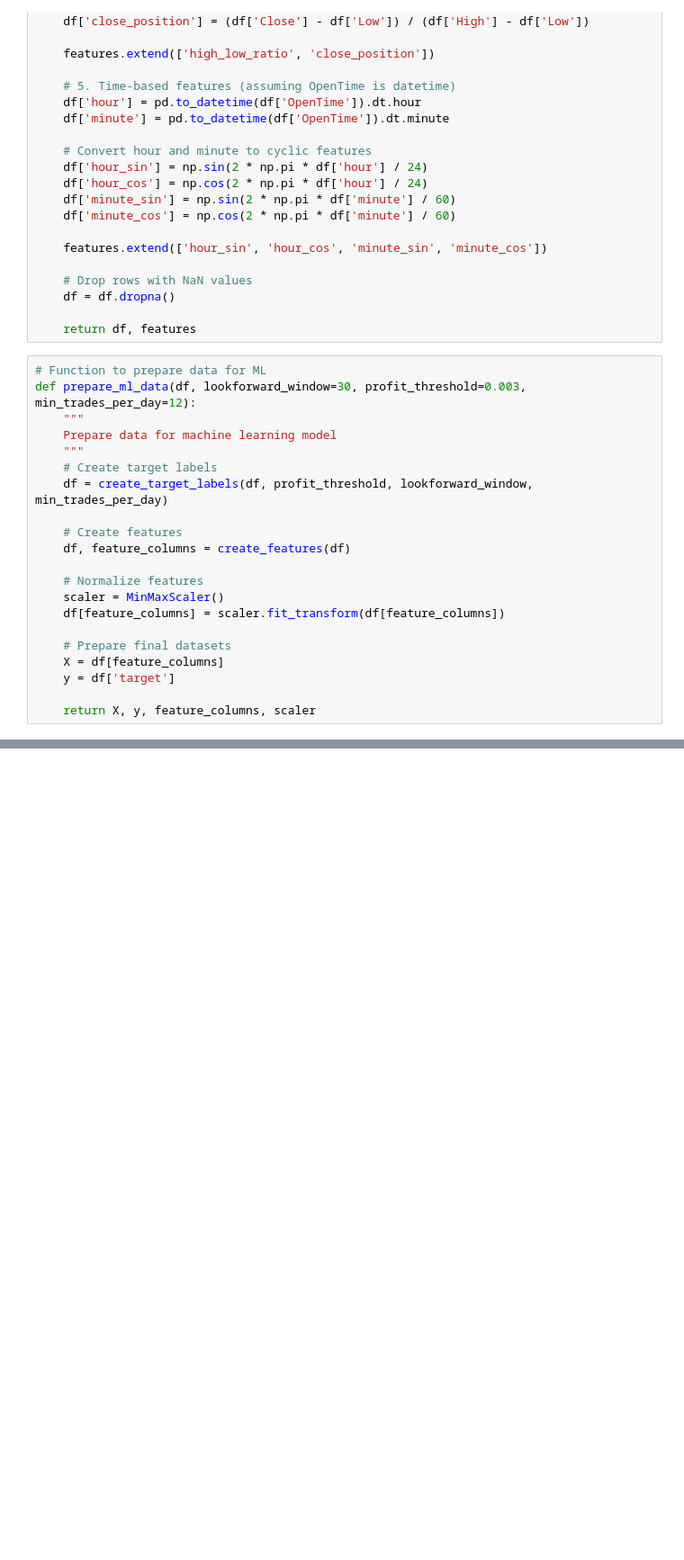
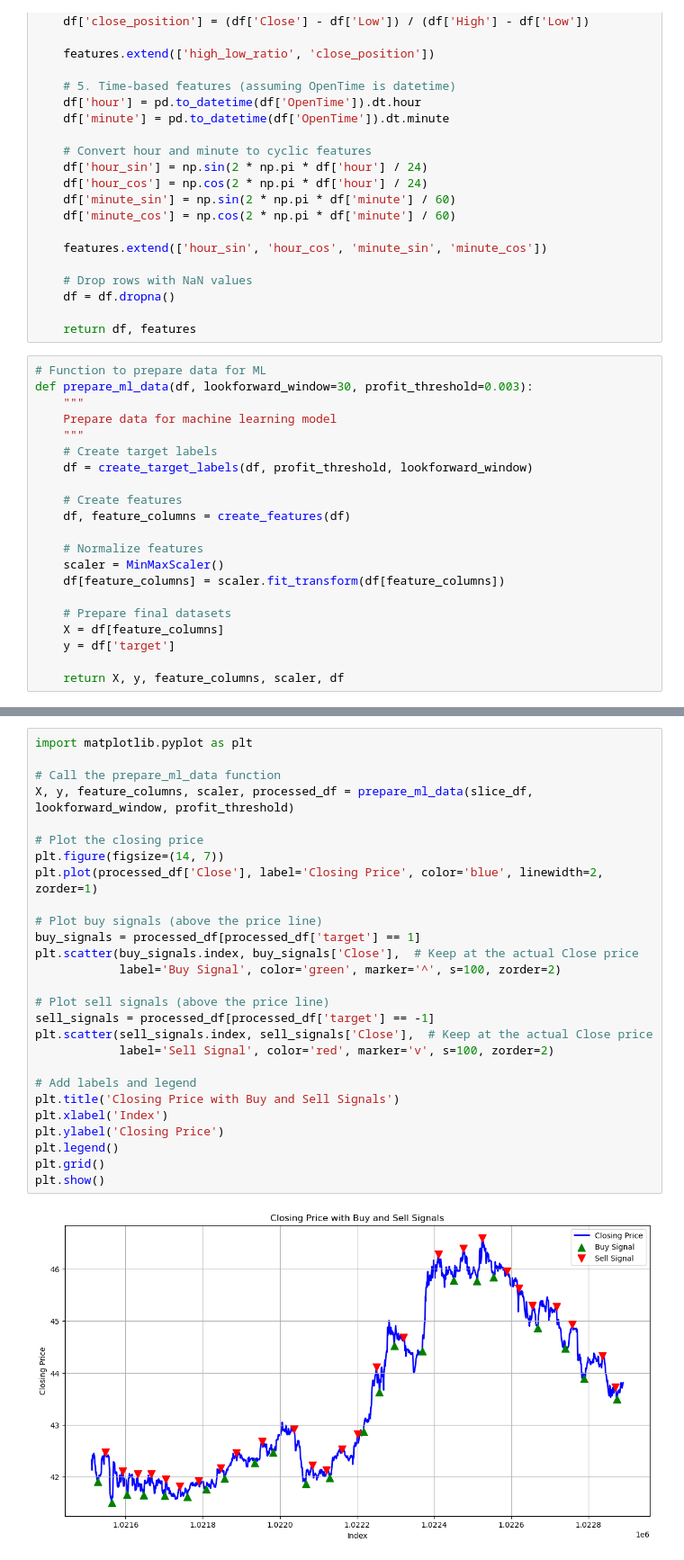
Before and after one commit to SahilChambyal/Parthurnax, a Jupyter notebook: DataVis/inspecting_data.ipynb, the cells around one changed output, grey strips where cells are left out. Shown at 90% size. Saved outputs shown, nothing was run; the diff lists cells and outputs as text; blank space fills up the shorter version.

Commit message:
updated target with a better logic

```diff
--- a/DataVis/inspecting_data.ipynb
+++ b/DataVis/inspecting_data.ipynb
@@ -318,12 +372,12 @@ def create_features(df, windows=[5, 15, 30, 60]):
     return df, features
 # %%
 # Function to prepare data for ML
-def prepare_ml_data(df, lookforward_window=30, profit_threshold=0.003, min_trades_per_day=12):
+def prepare_ml_data(df, lookforward_window=30, profit_threshold=0.003):
     """
     Prepare data for machine learning model
     """
     # Create target labels
-    df = create_target_labels(df, profit_threshold, lookforward_window, min_trades_per_day)
+    df = create_target_labels(df, profit_threshold, lookforward_window)
 
     # Create features
     df, feature_columns = create_features(df)
@@ -336,4 +390,4 @@ def prepare_ml_data(df, lookforward_window=30, profit_threshold=0.003, min_trade
     X = df[feature_columns]
     y = df['target']
 
-    return X, y, feature_columns, scaler
+    return X, y, feature_columns, scaler, df
@@ -339,0 +396,29 @@ def prepare_ml_data(df, lookforward_window=30, profit_threshold=0.003, min_trade
+# %%
+import matplotlib.pyplot as plt
+
+# Call the prepare_ml_data function
+X, y, feature_columns, scaler, processed_df = prepare_ml_data(slice_df, lookforward_window, profit_threshold)
+
+# Plot the closing price
+plt.figure(figsize=(14, 7))
+plt.plot(processed_df['Close'], label='Closing Price', color='blue', linewidth=2, zorder=1)
+
+# Plot buy signals (above the price line)
+buy_signals = processed_df[processed_df['target'] == 1]
+plt.scatter(buy_signals.index, buy_signals['Close'],  # Keep at the actual Close price
+            label='Buy Signal', color='green', marker='^', s=100, zorder=2)
+
+# Plot sell signals (above the price line)
+sell_signals = processed_df[processed_df['target'] == -1]
+plt.scatter(sell_signals.index, sell_signals['Close'],  # Keep at the actual Close price
+            label='Sell Signal', color='red', marker='v', s=100, zorder=2)
+
+# Add labels and legend
+plt.title('Closing Price with Buy and Sell Signals')
+plt.xlabel('Index')
+plt.ylabel('Closing Price')
+plt.legend()
+plt.grid()
+plt.show()
+# %% [output]
+[figure, added]
```
Also changed, not shown: parts of 7 cells of this notebook, 2 other files.
